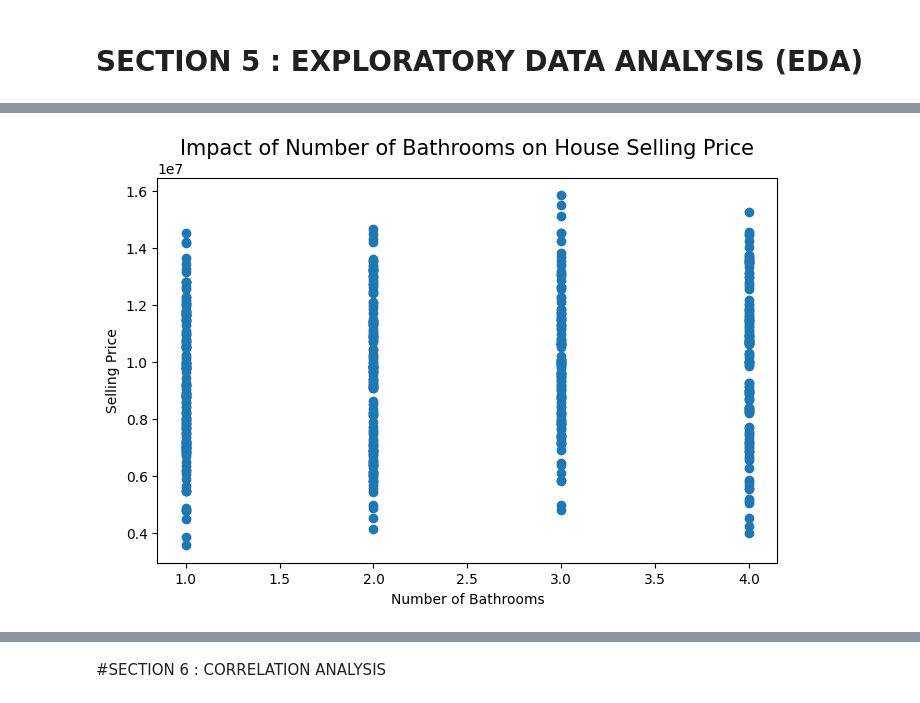
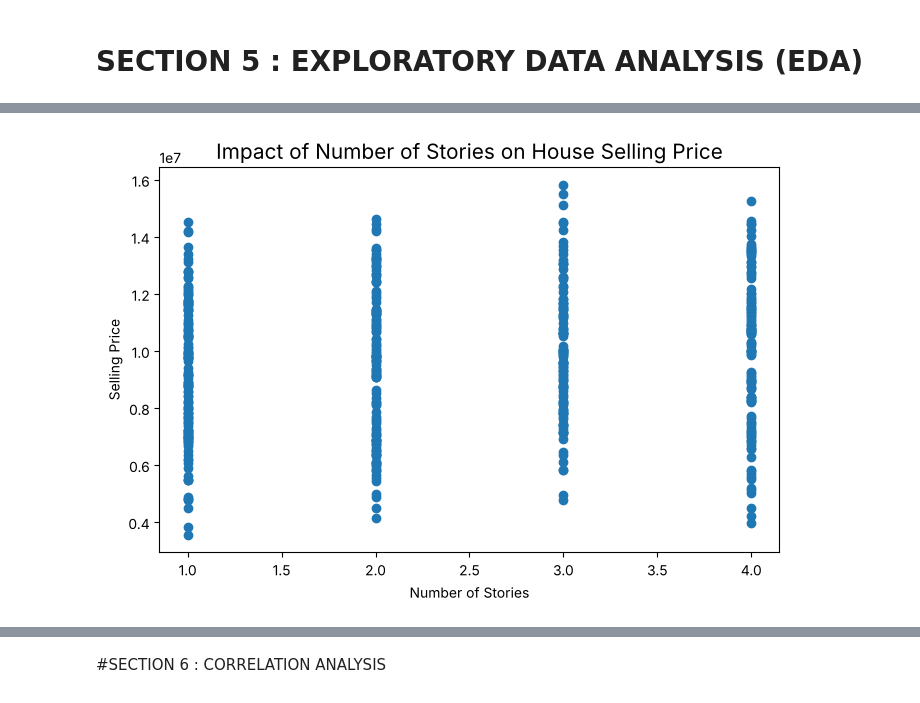
Before and after one commit to hemanthreddy2105/House-Price-Prediction-ML, a Jupyter notebook: House_pricing_analysis.ipynb, the cells around one changed output, grey strips where cells are left out. Cells and saved outputs as stored; diff of their text form; code cells hidden in the pictures.

```diff
--- a/House_pricing_analysis.ipynb
+++ b/House_pricing_analysis.ipynb
@@ -199,14 +200,14 @@ plt.show()
 # %%
 #Stories vs Price
 
 plt.figure(figsize=(8,5))
 plt.scatter(df["Stories"], df["Price"])
-plt.title("Impact of Number of Bathrooms on House Selling Price",fontsize=15)
-plt.xlabel("Number of Bathrooms")
+plt.title("Impact of Number of Stories on House Selling Price",fontsize=15)
+plt.xlabel("Number of Stories")
 plt.ylabel("Selling Price")
 plt.show()
 # %% [output]
-[figure, old version]
+[figure, new version]
 # %%
 #Parking vs Price
 
```
Also changed, not shown: parts of 45 cells of this notebook, 13 other files.
